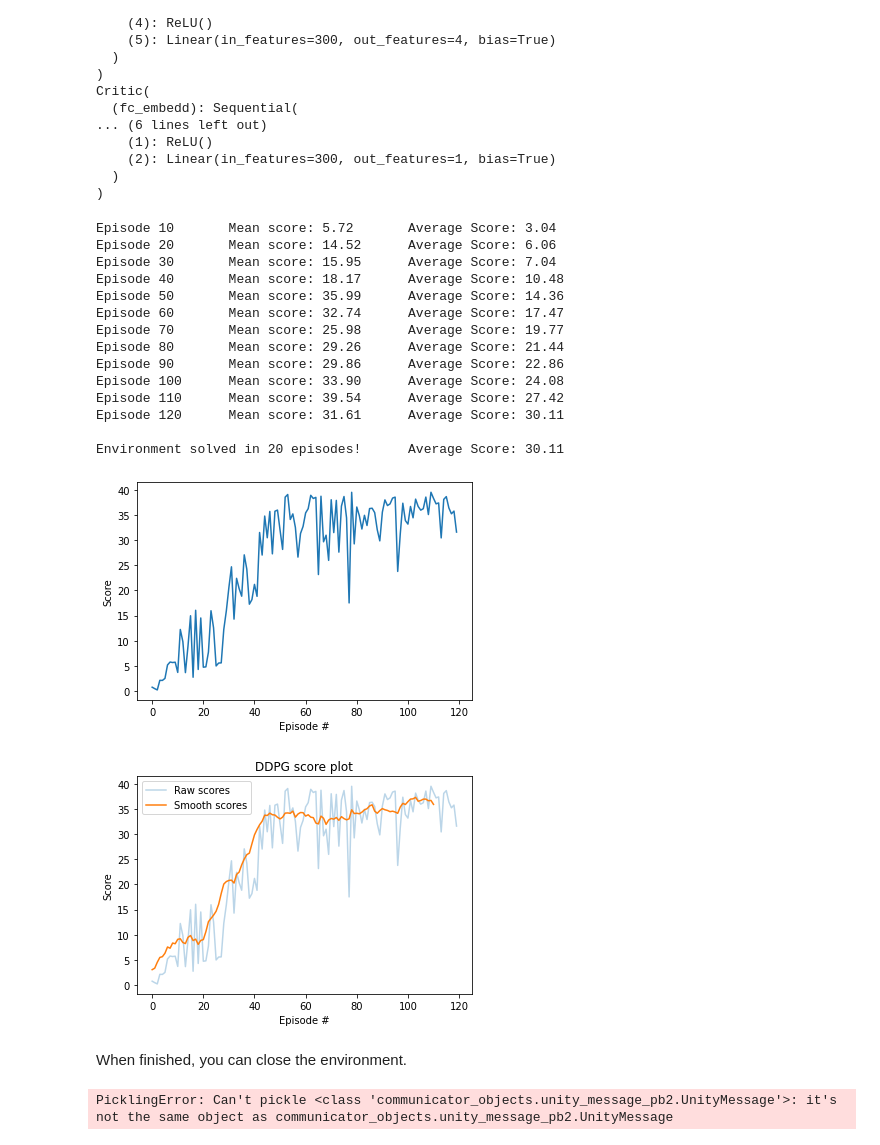
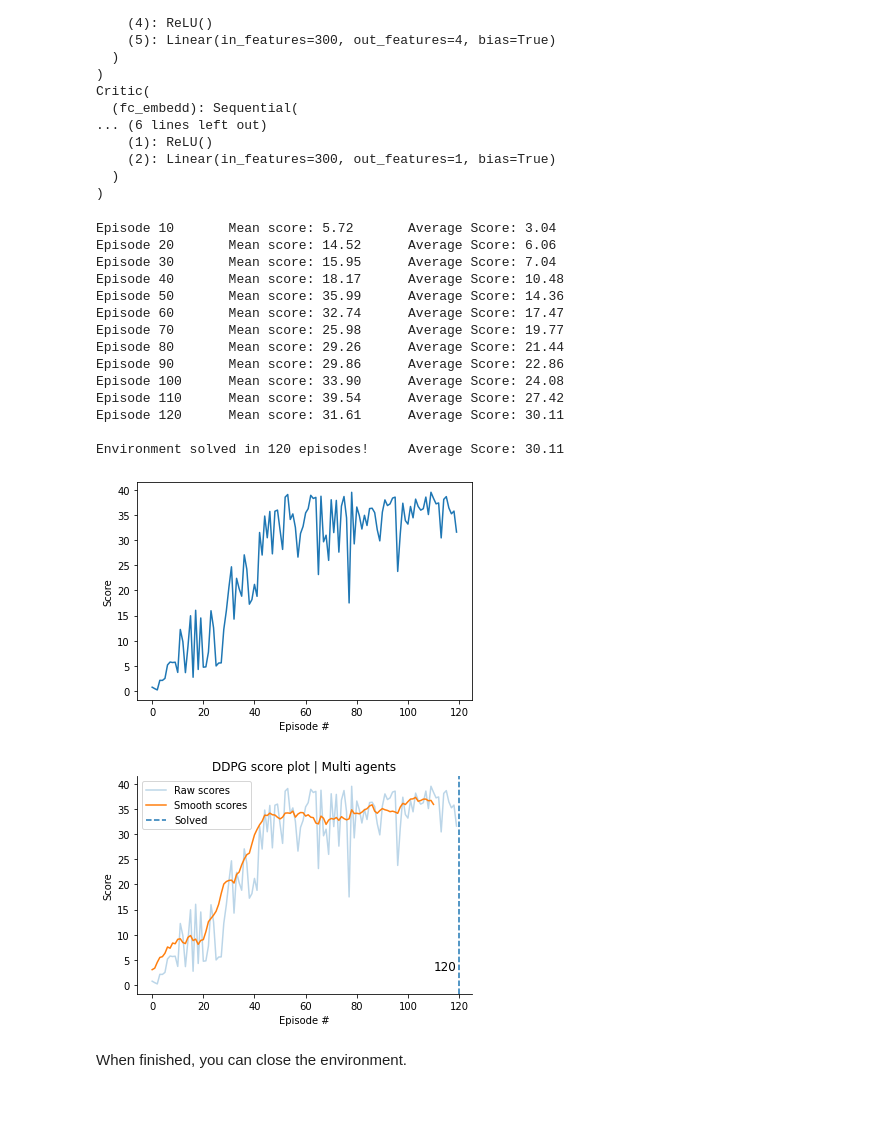
Before and after one commit to ChristofferEdlund/RL-continuous-control, a Jupyter notebook: continuous_control_multi_agent.ipynb, the cells around one changed output. Cells and saved outputs as stored; diff of their text form; code cells hidden in the pictures; blank space fills up the shorter version.

Commit message:
Ran new notebooks with corrected solved solution count, notebooks and plots updated accordingly.

```diff
--- a/continuous_control_multi_agent.ipynb
+++ b/continuous_control_multi_agent.ipynb
@@ -56,9 +56,7 @@ weight_path.mkdir(parents=True, exist_ok=True)
 plot_path.mkdir(parents=True, exist_ok=True)
 metric_path.mkdir(parents=True, exist_ok=True)
 # %%
-enviorment_file = r"Reacher_Linux_NoVis/Reacher.x86_64"
-
-env = UnityEnvironment(file_name=enviorment_file, worker_id=8091)
+env = UnityEnvironment(file_name=r"Reacher_Linux_NoVis/Reacher.x86_64", worker_id=8091)
 # %% [output]
 INFO:unityagents:
 'Academy' started successfully!
@@ -203,8 +201,8 @@ def ddpg(n_episodes=1000, max_t=1000, score_window=100, print_freq=10): #, eps_s
         if i_episode % print_freq == 0:
             print('\rEpisode {}\t Mean score: {:.2f}\tAverage Score: {:.2f}'.format(i_episode, np.mean(score), np.mean(scores_window)))
         if np.mean(scores_window)>=score_goal:
-            print('\nEnvironment solved in {:d} episodes!\tAverage Score: {:.2f}'.format(i_episode-100, np.mean(scores_window)))
-            np.save(str(metric_path.joinpath("continous_control_goal.npy")), np.array(i_episode-100))
+            print('\nEnvironment solved in {:d} episodes!\tAverage Score: {:.2f}'.format(i_episode, np.mean(scores_window)))
+            np.save(str(metric_path.joinpath("continous_control_goal.npy")), np.array(i_episode))
             torch.save(agent.local_actor.state_dict(), str(weight_path.joinpath('continous_control_actor.pth')))
             torch.save(agent.local_critic.state_dict(), str(weight_path.joinpath('continous_control_critic.pth')))
             break
@@ -235,27 +233,34 @@ Episode 100      Mean score: 33.90      Average Score: 24.08
 Episode 110      Mean score: 39.54      Average Score: 27.42
 Episode 120      Mean score: 31.61      Average Score: 30.11
 
-Environment solved in 20 episodes!      Average Score: 30.11
+Environment solved in 120 episodes!     Average Score: 30.11
 [figure]
 # %%
 def moving_average(x, w):
     return np.convolve(x, np.ones(w), 'valid') / w
 # %%
+env_solved = np.load(metric_path.joinpath("continous_control_goal.npy"))
 np.save(str(metric_path.joinpath("continous_scores.npy")), np.array(scores))
 
 mean_scores = moving_average(scores, 10)
-plt.plot(np.arange(len(scores)), scores, alpha=0.3, label="Raw scores")
-plt.plot(np.arange(len(mean_scores)), mean_scores, label="Smooth scores")
+fig, ax = plt.subplots()
+ax.plot(np.arange(len(scores)), scores, alpha=0.3, label="Raw scores")
+ax.plot(np.arange(len(mean_scores)), mean_scores, label="Smooth scores")
+
+ax.spines['right'].set_visible(False)
+ax.spines['top'].set_visible(False)
+
+plt.axvline(env_solved, 0.0, 1, color="#1f77b4", linestyle='--', label="Solved")
+plt.text(env_solved-10, 3,str(env_solved), fontsize=12)
+
 plt.legend(loc="upper left")
-plt.title("DDPG score plot")
+plt.title("DDPG score plot | Multi agents")
 plt.ylabel('Score')
 plt.xlabel('Episode #')
 plt.savefig(str(plot_path.joinpath("countinous_control_score_plot.png")))
 # %% [output]
-[figure, old version]
+[figure, new version]
 # %% [markdown]
 When finished, you can close the environment.
 # %%
 env.close()
-# %% [output]
-PicklingError: Can't pickle <class 'communicator_objects.unity_message_pb2.UnityMessage'>: it's not the same object as communicator_objects.unity_message_pb2.UnityMessage
```
Also changed, not shown: parts of 3 cells of this notebook, 3 other files.
